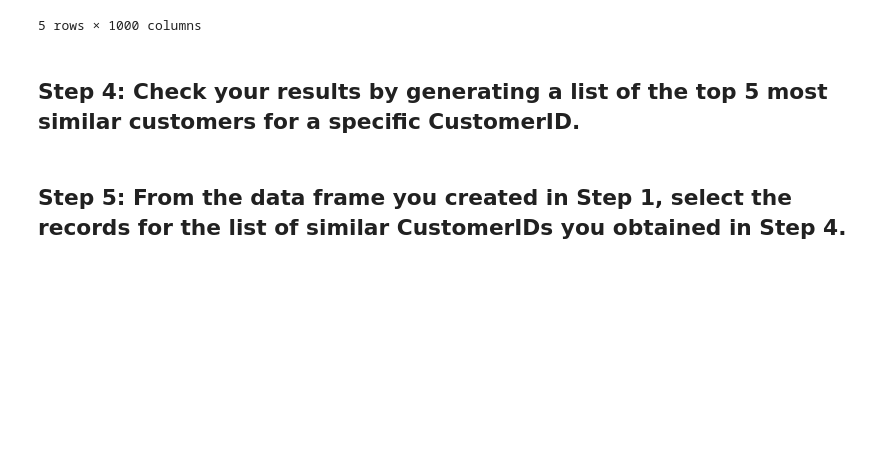
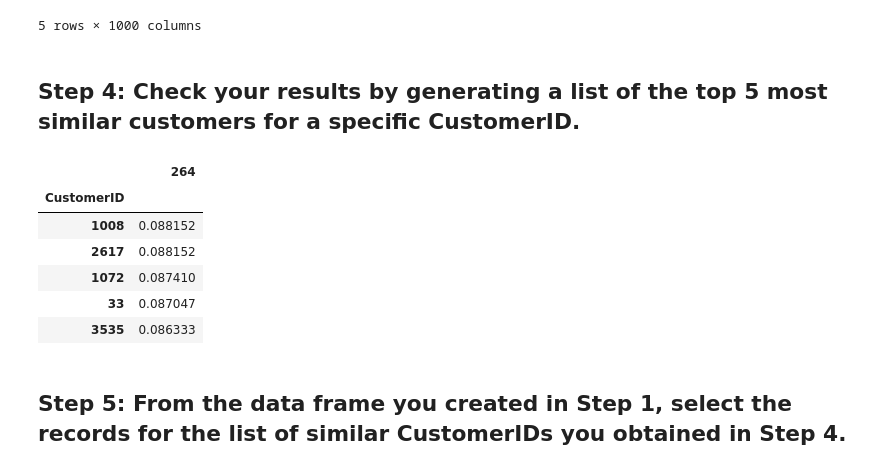
Before and after one commit to Joycelili/datamad0820, a Jupyter notebook: module-2/lab-intro-recommender-systems/your-code/main.ipynb, the cells around one changed output. Drawn from its saved outputs; the diff is of its cells as text; code cells hidden in the pictures; blank space fills up the shorter version.

```diff
--- a/module-2/lab-intro-recommender-systems/your-code/main.ipynb
+++ b/module-2/lab-intro-recommender-systems/your-code/main.ipynb
@@ -67,5 +67,20 @@ distances.head()
 5 rows × 1000 columns
 # %% [markdown]
 ## Step 4: Check your results by generating a list of the top 5 most similar customers for a specific CustomerID.
+# %%
+#Similar a 77352	Myron	Murray
+
+similar = distances.loc[264]
+similar_2 = similar.sort_values(ascending=False)[1:6]
+similar_2 = pd.DataFrame(similar_2)
+similar_2.head()
+# %% [output]
+|  | 264 |
+| CustomerID |  |
+| 1008 | 0.088152 |
+| 2617 | 0.088152 |
+| 1072 | 0.087410 |
+| 33 | 0.087047 |
+| 3535 | 0.086333 |
 # %% [markdown]
 ## Step 5: From the data frame you created in Step 1, select the records for the list of similar CustomerIDs you obtained in Step 4.
```
Also changed, not shown: parts of 6 cells of this notebook.
